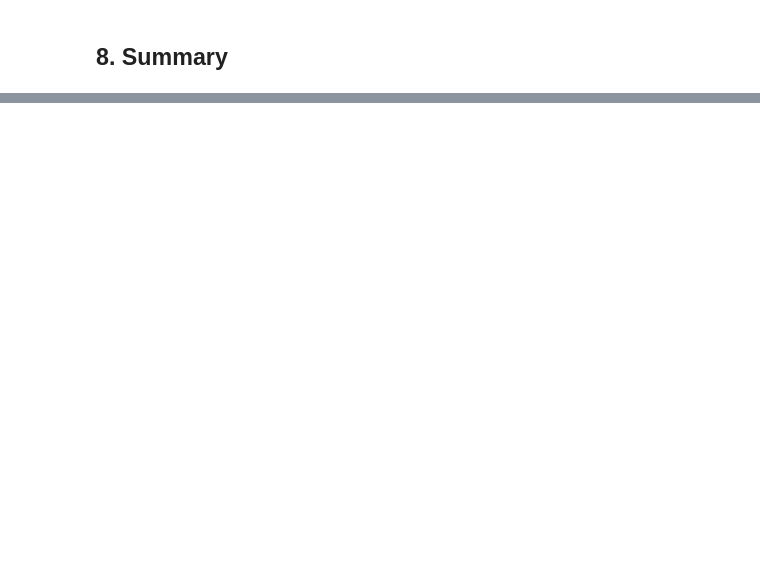
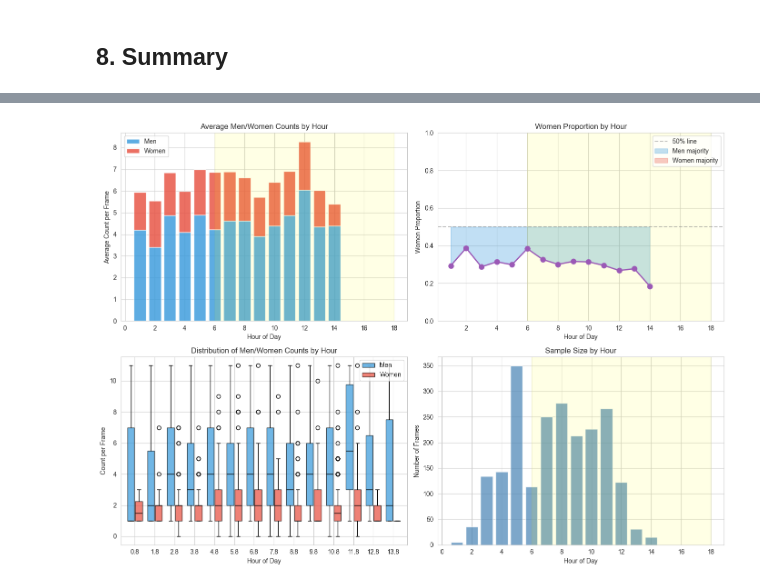
Before and after one commit to geosensing/missing_women, a Jupyter notebook: scripts/analysis/temporal_analysis.ipynb, the cells around one changed output, grey strips where cells are left out. Drawn from its saved outputs; the diff is of its cells as text; code cells hidden in the pictures; blank space fills up the shorter version.

```diff
--- a/scripts/analysis/temporal_analysis.ipynb
+++ b/scripts/analysis/temporal_analysis.ipynb
@@ -21,6 +21,8 @@ VIDEO_METADATA_FILES = [
     BASE_DIR / '9_11_exif_video_metadata.csv',
     BASE_DIR / '13_19_6_7_exif_video_metadata.csv',
 ]
+
+ANNOTATIONS_FILE = BASE_DIR / 'data/mumbai_annotations_with_exif.csv'
 # %% [markdown]
 ## 1. Load Video Metadata
 # %%
@@ -263,0 +371,13 @@ print(f"  Most common day: {peak_day}")
+# %%
+hourly_gender = annotations.groupby('frame_hour').agg({
+    'men_count': ['mean', 'sum', 'count'],
+    'women_count': ['mean', 'sum', 'count']
+}).round(2)
+
+hourly_gender.columns = ['men_mean', 'men_total', 'men_n', 'women_mean', 'women_total', 'women_n']
+
+hourly_gender['total_mean'] = hourly_gender['men_mean'] + hourly_gender['women_mean']
+hourly_gender['women_proportion'] = hourly_gender['women_mean'] / hourly_gender['total_mean']
+
+print("Hourly Gender Statistics:")
+print(hourly_gender)
@@ -263,0 +402,67 @@ print(f"  Most common day: {peak_day}")
+# %%
+fig, axes = plt.subplots(2, 2, figsize=(14, 10))
+
+ax1 = axes[0, 0]
+hours = hourly_gender.index
+width = 0.8
+ax1.bar(hours, hourly_gender['men_mean'], width, label='Men', color='#3498db', alpha=0.8)
+ax1.bar(hours, hourly_gender['women_mean'], width, bottom=hourly_gender['men_mean'],
+        label='Women', color='#e74c3c', alpha=0.8)
+ax1.set_xlabel('Hour of Day')
+ax1.set_ylabel('Average Count per Frame')
+ax1.set_title('Average Men/Women Counts by Hour')
+ax1.set_xticks(range(0, 24, 2))
+ax1.legend()
+ax1.axvspan(6, 18, alpha=0.1, color='yellow')
+
+ax2 = axes[0, 1]
+valid_proportion = hourly_gender['women_proportion'].dropna()
+ax2.plot(valid_proportion.index, valid_proportion.values, 'o-', color='#9b59b6', linewidth=2, markersize=8)
+ax2.axhline(y=0.5, color='gray', linestyle='--', alpha=0.5, label='50% line')
+ax2.fill_between(valid_proportion.index, valid_proportion.values, 0.5,
+                  where=(valid_proportion.values < 0.5), alpha=0.3, color='#3498db', label='Men majority')
+ax2.fill_between(valid_proportion.index, valid_proportion.values, 0.5,
+                  where=(valid_proportion.values >= 0.5), alpha=0.3, color='#e74c3c', label='Women majority')
+ax2.set_xlabel('Hour of Day')
+ax2.set_ylabel('Women Proportion')
+ax2.set_title('Women Proportion by Hour')
+ax2.set_xticks(range(0, 24, 2))
+ax2.set_ylim(0, 1)
+ax2.legend(loc='upper right')
+ax2.axvspan(6, 18, alpha=0.1, color='yellow')
+
+ax3 = axes[1, 0]
+men_by_hour = [annotations[annotations['frame_hour'] == h]['men_count'].dropna().values for h in range(24)]
+women_by_hour = [annotations[annotations['frame_hour'] == h]['women_count'].dropna().values for h in range(24)]
+
+hours_with_data = [h for h in range(24) if len(men_by_hour[h]) > 0]
+men_data = [men_by_hour[h] for h in hours_with_data]
+women_data = [women_by_hour[h] for h in hours_with_data]
+
+positions_men = [h - 0.2 for h in hours_with_data]
+positions_women = [h + 0.2 for h in hours_with_data]
+
+bp1 = ax3.boxplot(men_data, positions=positions_men, widths=0.35, patch_artist=True,
+                   boxprops=dict(facecolor='#3498db', alpha=0.7),
+                   medianprops=dict(color='black'))
+bp2 = ax3.boxplot(women_data, positions=positions_women, widths=0.35, patch_artist=True,
+                   boxprops=dict(facecolor='#e74c3c', alpha=0.7),
+                   medianprops=dict(color='black'))
+ax3.set_xlabel('Hour of Day')
+ax3.set_ylabel('Count per Frame')
+ax3.set_title('Distribution of Men/Women Counts by Hour')
+ax3.set_xticks(hours_with_data)
+ax3.legend([bp1['boxes'][0], bp2['boxes'][0]], ['Men', 'Women'], loc='upper right')
+
+ax4 = axes[1, 1]
+ax4.bar(hours, hourly_gender['men_n'], color='steelblue', alpha=0.7)
+ax4.set_xlabel('Hour of Day')
+ax4.set_ylabel('Number of Frames')
+ax4.set_title('Sample Size by Hour')
+ax4.set_xticks(range(0, 24, 2))
+ax4.axvspan(6, 18, alpha=0.1, color='yellow')
+
+plt.tight_layout()
+plt.show()
+# %% [output]
+[figure, added]
```
Also changed, not shown: parts of 17 cells of this notebook, 2 other files.
